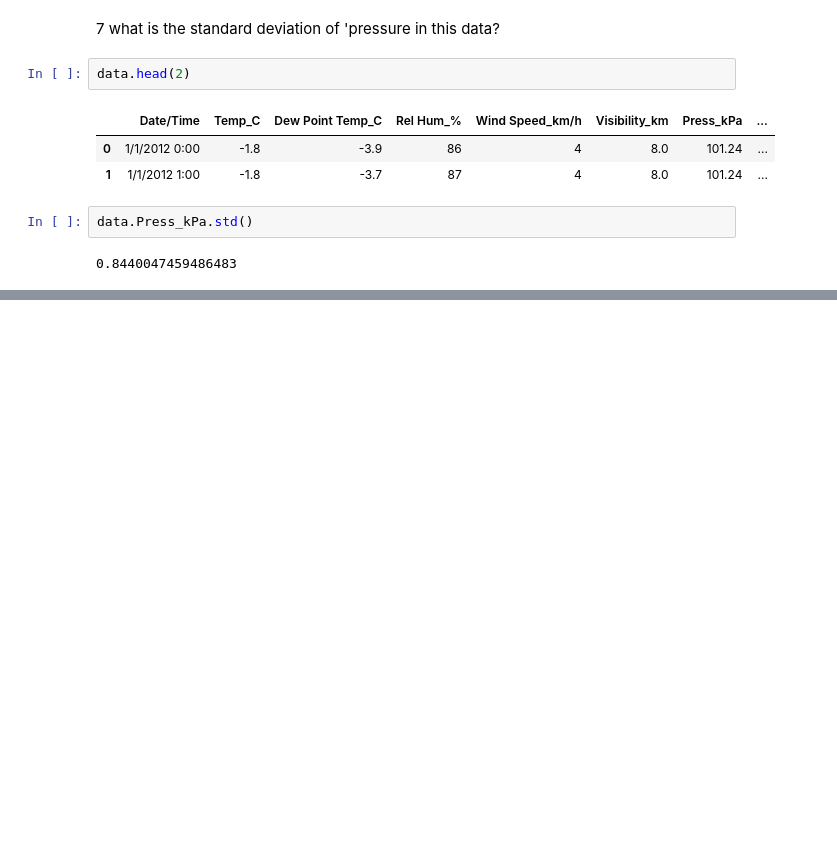
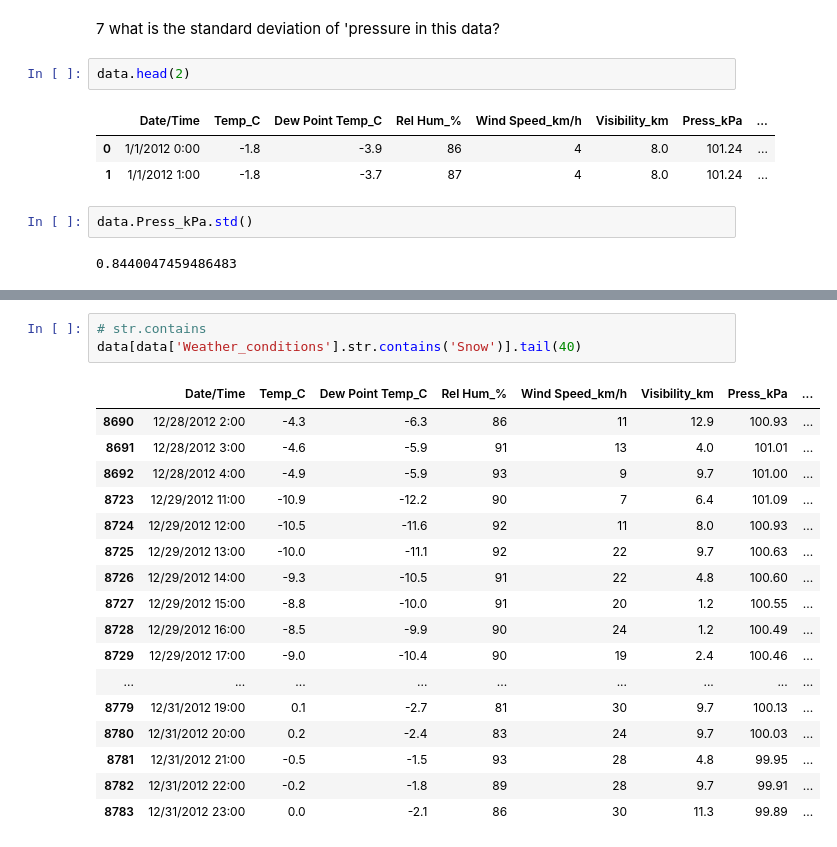
Before and after one commit to Rishiraj-singh7/Weather_Analytics, a Jupyter notebook: main.ipynb, the cells around one changed output, grey strips where cells are left out. Saved outputs shown, nothing was run; the diff lists cells and outputs as text; blank space fills up the shorter version.

```diff
--- a/main.ipynb
+++ b/main.ipynb
@@ -358,0 +407,21 @@ data.Press_kPa.std()
+# %%
+# str.contains
+data[data['Weather_conditions'].str.contains('Snow')].tail(40)
+# %% [output]
+|  | Date/Time | Temp_C | Dew Point Temp_C | Rel Hum_% | Wind Speed_km/h | Visibility_km | Press_kPa | ... |
+| 8690 | 12/28/2012 2:00 | -4.3 | -6.3 | 86 | 11 | 12.9 | 100.93 | ... |
+| 8691 | 12/28/2012 3:00 | -4.6 | -5.9 | 91 | 13 | 4.0 | 101.01 | ... |
+| 8692 | 12/28/2012 4:00 | -4.9 | -5.9 | 93 | 9 | 9.7 | 101.00 | ... |
+| 8723 | 12/29/2012 11:00 | -10.9 | -12.2 | 90 | 7 | 6.4 | 101.09 | ... |
+| 8724 | 12/29/2012 12:00 | -10.5 | -11.6 | 92 | 11 | 8.0 | 100.93 | ... |
+| 8725 | 12/29/2012 13:00 | -10.0 | -11.1 | 92 | 22 | 9.7 | 100.63 | ... |
+| 8726 | 12/29/2012 14:00 | -9.3 | -10.5 | 91 | 22 | 4.8 | 100.60 | ... |
+| 8727 | 12/29/2012 15:00 | -8.8 | -10.0 | 91 | 20 | 1.2 | 100.55 | ... |
+| 8728 | 12/29/2012 16:00 | -8.5 | -9.9 | 90 | 24 | 1.2 | 100.49 | ... |
+| 8729 | 12/29/2012 17:00 | -9.0 | -10.4 | 90 | 19 | 2.4 | 100.46 | ... |
+| ... | ... | ... | ... | ... | ... | ... | ... | ... |
+| 8779 | 12/31/2012 19:00 | 0.1 | -2.7 | 81 | 30 | 9.7 | 100.13 | ... |
+| 8780 | 12/31/2012 20:00 | 0.2 | -2.4 | 83 | 24 | 9.7 | 100.03 | ... |
+| 8781 | 12/31/2012 21:00 | -0.5 | -1.5 | 93 | 28 | 4.8 | 99.95 | ... |
+| 8782 | 12/31/2012 22:00 | -0.2 | -1.8 | 89 | 28 | 9.7 | 99.91 | ... |
+| 8783 | 12/31/2012 23:00 | 0.0 | -2.1 | 86 | 30 | 11.3 | 99.89 | ... |
```
Also changed, not shown: parts of 21 cells of this notebook.
